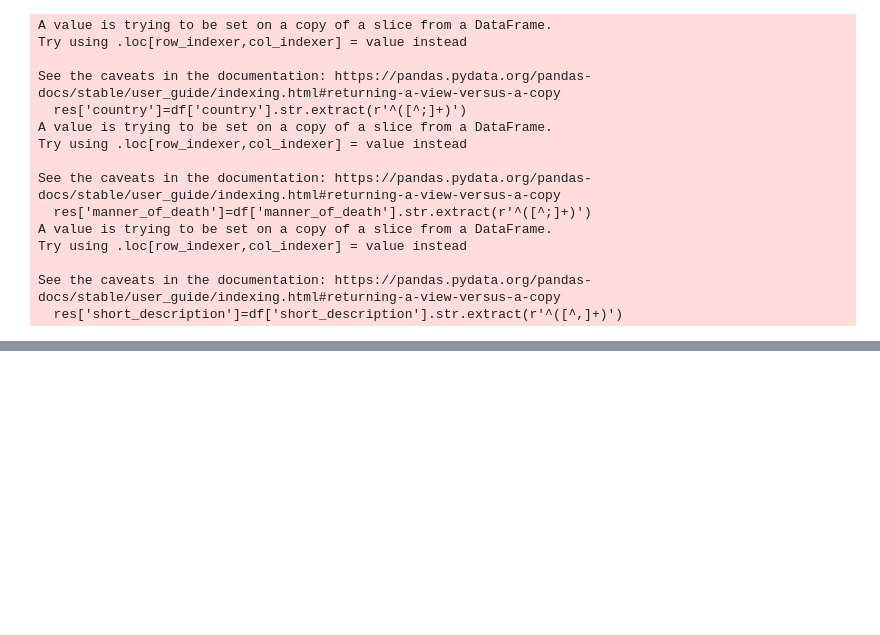
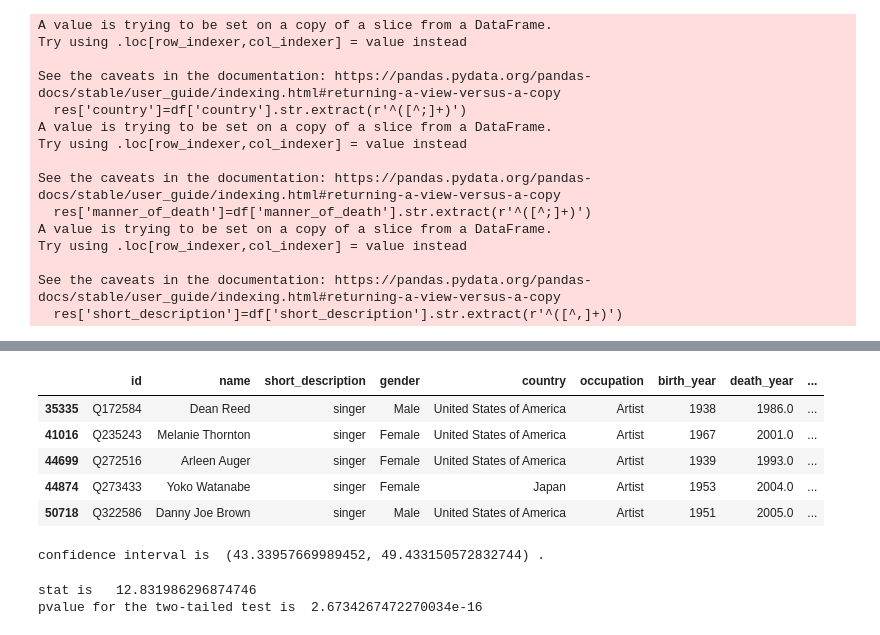
Before and after one commit to Adyto23/First-project-, a Jupyter notebook: death , famous people project .ipynb, the cells around one changed output, grey strips where cells are left out. Cells and saved outputs as stored; diff of their text form; code cells hidden in the pictures; blank space fills up the shorter version.

```diff
--- a/death , famous people project .ipynb
+++ b/death , famous people project .ipynb
@@ -271,0 +458,11 @@ res.describe()
+# %%
+result=res[res["short_description"]=="singer"]
+result.head()
+## setting to singer
+# %% [output]
+|  | id | name | short_description | gender | country | occupation | birth_year | death_year | ... |
+| 35335 | Q172584 | Dean Reed | singer | Male | United States of America | Artist | 1938 | 1986.0 | ... |
+| 41016 | Q235243 | Melanie Thornton | singer | Female | United States of America | Artist | 1967 | 2001.0 | ... |
+| 44699 | Q272516 | Arleen Auger | singer | Female | United States of America | Artist | 1939 | 1993.0 | ... |
+| 44874 | Q273433 | Yoko Watanabe | singer | Female | Japan | Artist | 1953 | 2004.0 | ... |
+| 50718 | Q322586 | Danny Joe Brown | singer | Male | United States of America | Artist | 1951 | 2005.0 | ... |
@@ -271,0 +486,5 @@ res.describe()
+# %%
+print( 'confidence interval is ', confidence_interval, '.' )
+##confidence_interval is showing a range of the mean of 44-46 , we can assume that we can reject H0
+# %% [output]
+confidence interval is  (43.33957669989452, 49.433150572832744) .
@@ -271,0 +495,8 @@ res.describe()
+# %%
+print('stat is  ', stat)
+print('pvalue for the two-tailed test is ', pval)
+
+##pval is lower than 0.05 yet stat is positive that means we cannot completely reject h0
+# %% [output]
+stat is   12.831986296874746
+pvalue for the two-tailed test is  2.6734267472270034e-16
```
Also changed, not shown: parts of 35 cells of this notebook, 4 other files.
